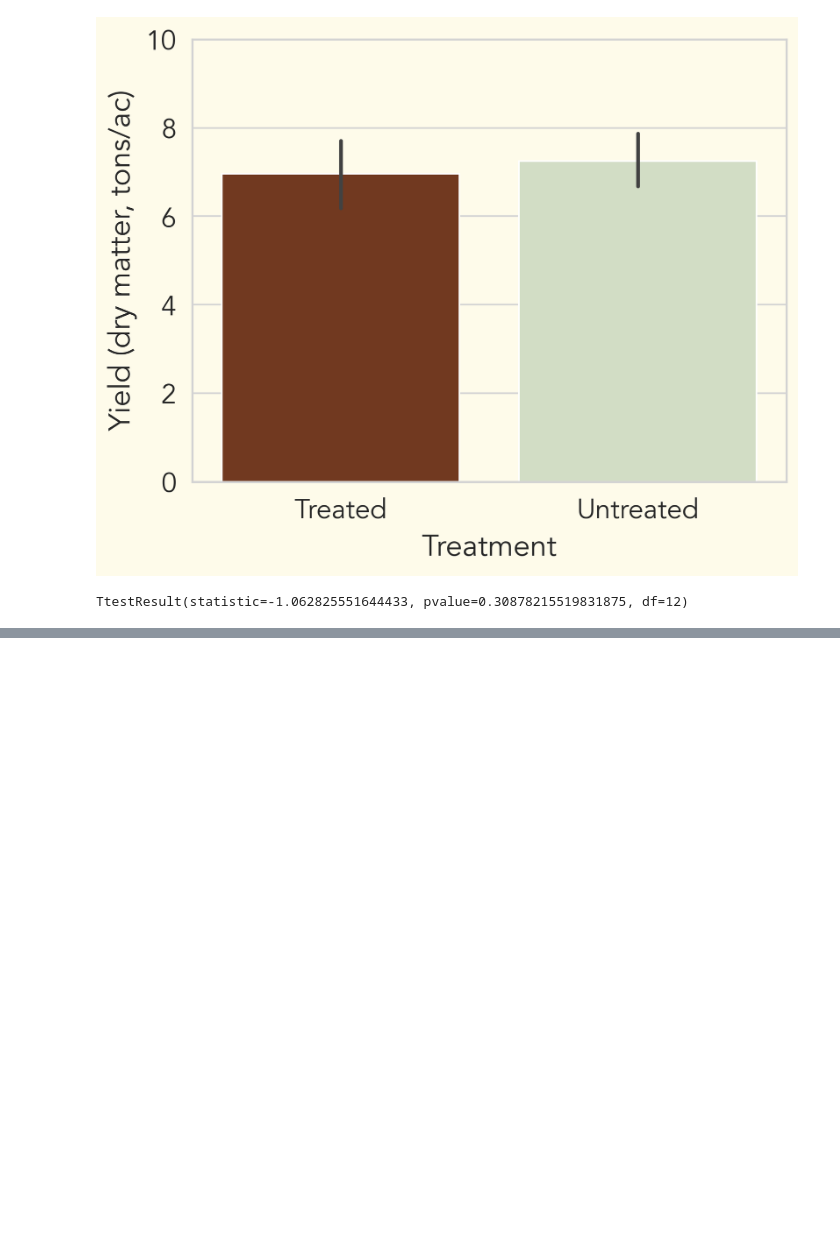
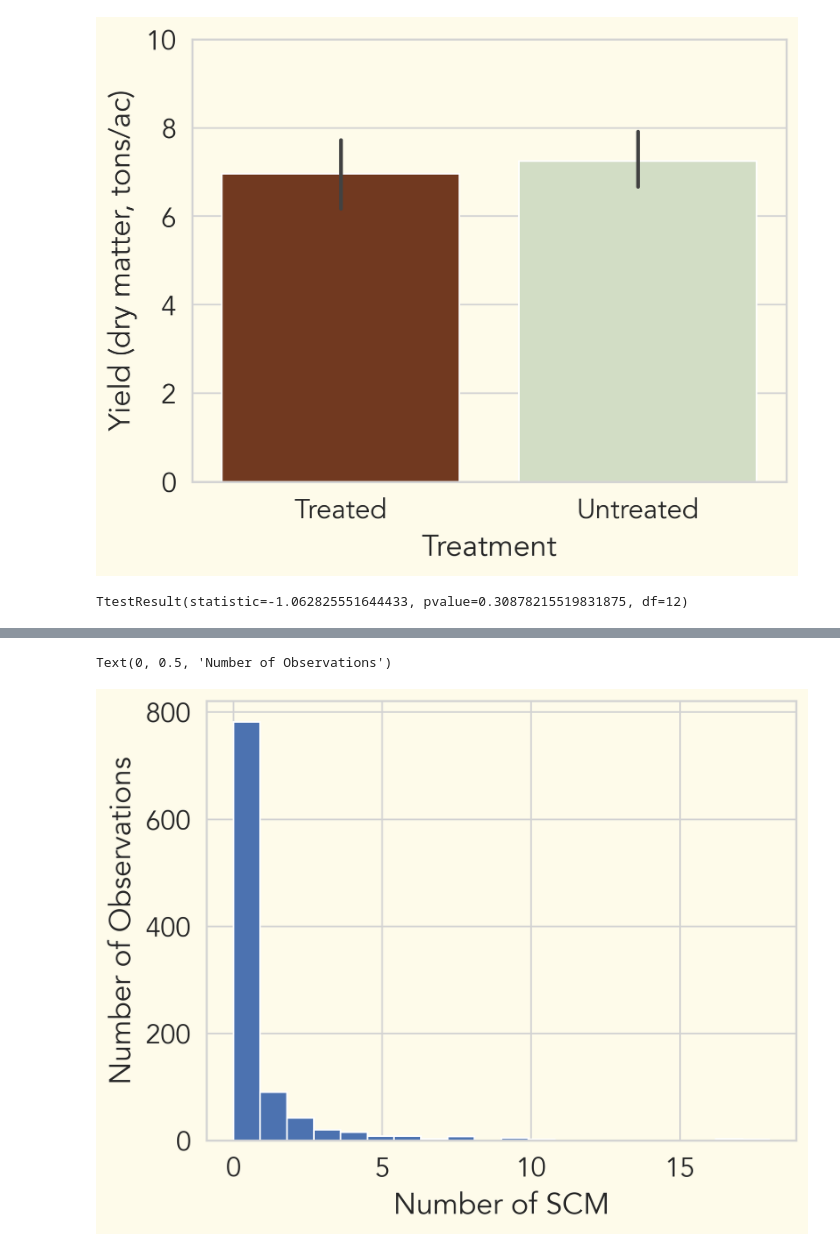
Before and after one commit to chloecho31/cornell, a Jupyter notebook: SCM/2025/Map for Cobleskill/Prelim Data/prelim_analysis.ipynb, the cells around one changed output, grey strips where cells are left out. Saved outputs shown, nothing was run; the diff lists cells and outputs as text; code cells hidden in the pictures; blank space fills up the shorter version.

```diff
--- a/SCM/2025/Map for Cobleskill/Prelim Data/prelim_analysis.ipynb
+++ b/SCM/2025/Map for Cobleskill/Prelim Data/prelim_analysis.ipynb
@@ -699,0 +833,7 @@ TtestResult(statistic=-0.11760941339897871, pvalue=0.9109555556289679, df=5)
+# %%
+ax = deli_cup['Total SCM'].hist(bins=20)
+plt.xlabel('Number of SCM')
+plt.ylabel('Number of Observations')
+# %% [output]
+Text(0, 0.5, 'Number of Observations')
+[figure, added]
```
Also changed, not shown: parts of 32 cells of this notebook, 20 other files.
